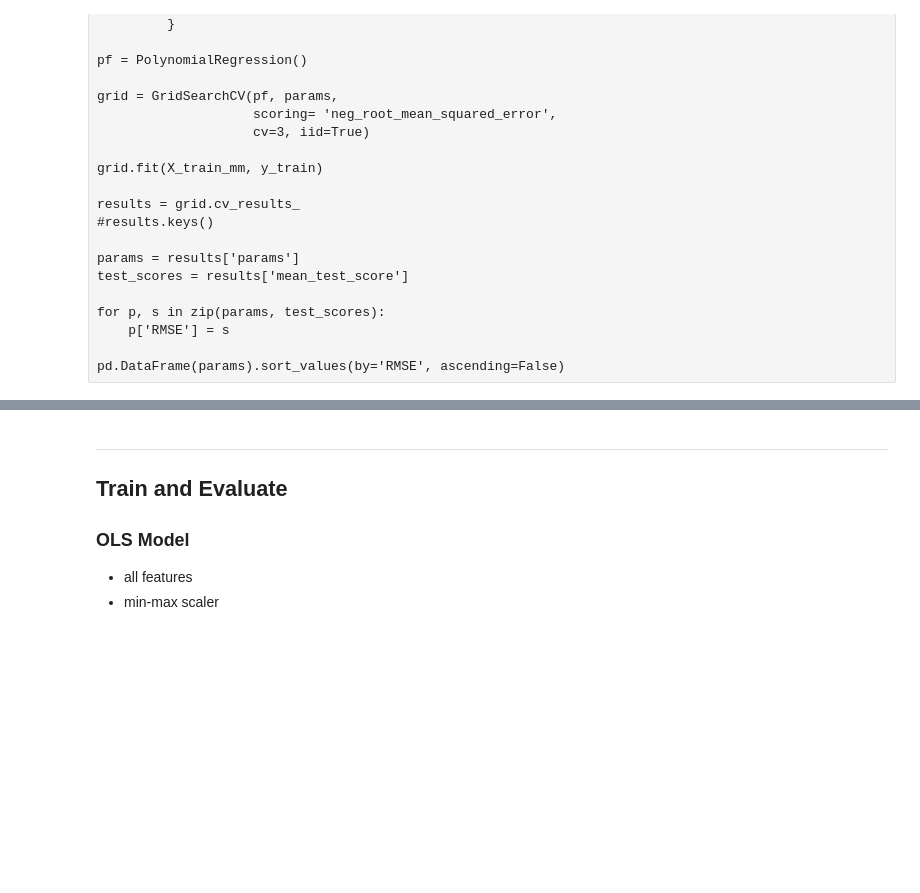
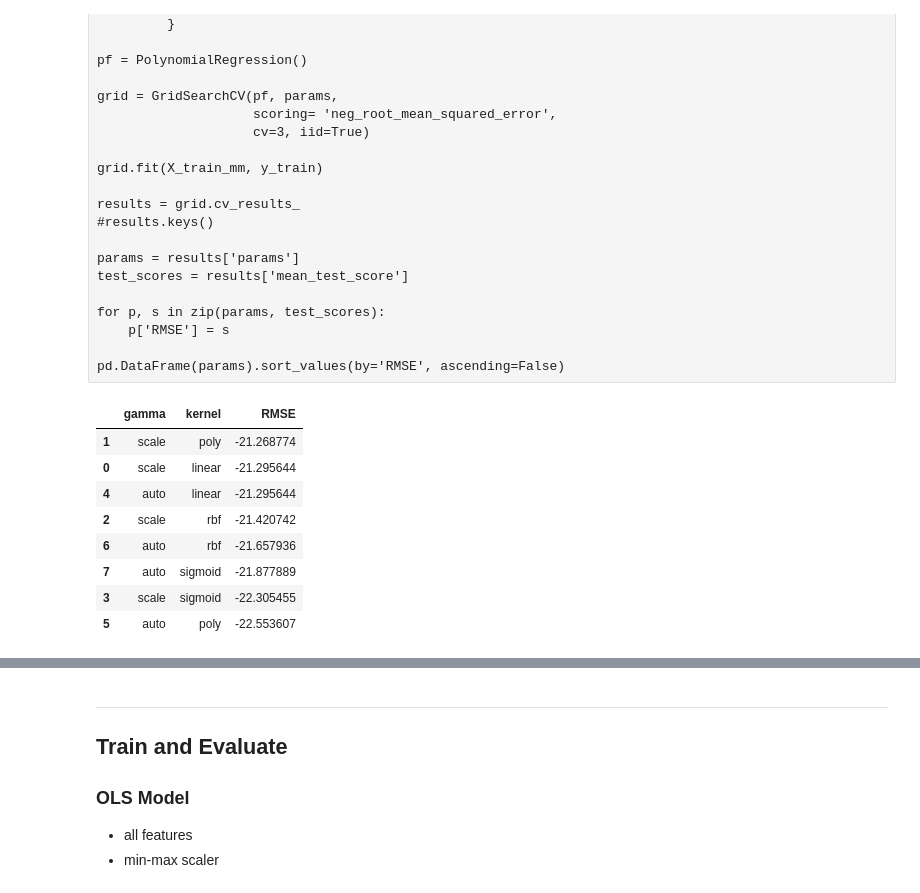
Before and after one commit to SpotiScryers/SpotiScry, a Jupyter notebook: brandon_model.ipynb, the cells around one changed output, grey strips where cells are left out. Drawn from its saved outputs; the diff is of its cells as text; code cells hidden in the pictures; blank space fills up the shorter version.

```diff
--- a/brandon_model.ipynb
+++ b/brandon_model.ipynb
@@ -281,3 +281,37 @@ for p, s in zip(params, test_scores):
     p['RMSE'] = s
 
 pd.DataFrame(params).sort_values(by='RMSE', ascending=False)
+# %%
+from sklearn.svm import SVR
+params = {'kernel': ['linear', 'poly', 'rbf', 'sigmoid'],
+          'gamma': ['scale', 'auto']
+         }
+
+svr = SVR()
+
+grid = GridSearchCV(svr, params,
+                    scoring= 'neg_root_mean_squared_error',
+                    cv=3, iid=True)
+
+grid.fit(X_train_mm, y_train)
+
+results = grid.cv_results_
+#results.keys()
+
+params = results['params']
+test_scores = results['mean_test_score']
+
+for p, s in zip(params, test_scores):
+    p['RMSE'] = s
+
+pd.DataFrame(params).sort_values(by='RMSE', ascending=False)
+# %% [output]
+|  | gamma | kernel | RMSE |
+| 1 | scale | poly | -21.268774 |
+| 0 | scale | linear | -21.295644 |
+| 4 | auto | linear | -21.295644 |
+| 2 | scale | rbf | -21.420742 |
+| 6 | auto | rbf | -21.657936 |
+| 7 | auto | sigmoid | -21.877889 |
+| 3 | scale | sigmoid | -22.305455 |
+| 5 | auto | poly | -22.553607 |
```
Also changed, not shown: parts of 12 cells of this notebook.
